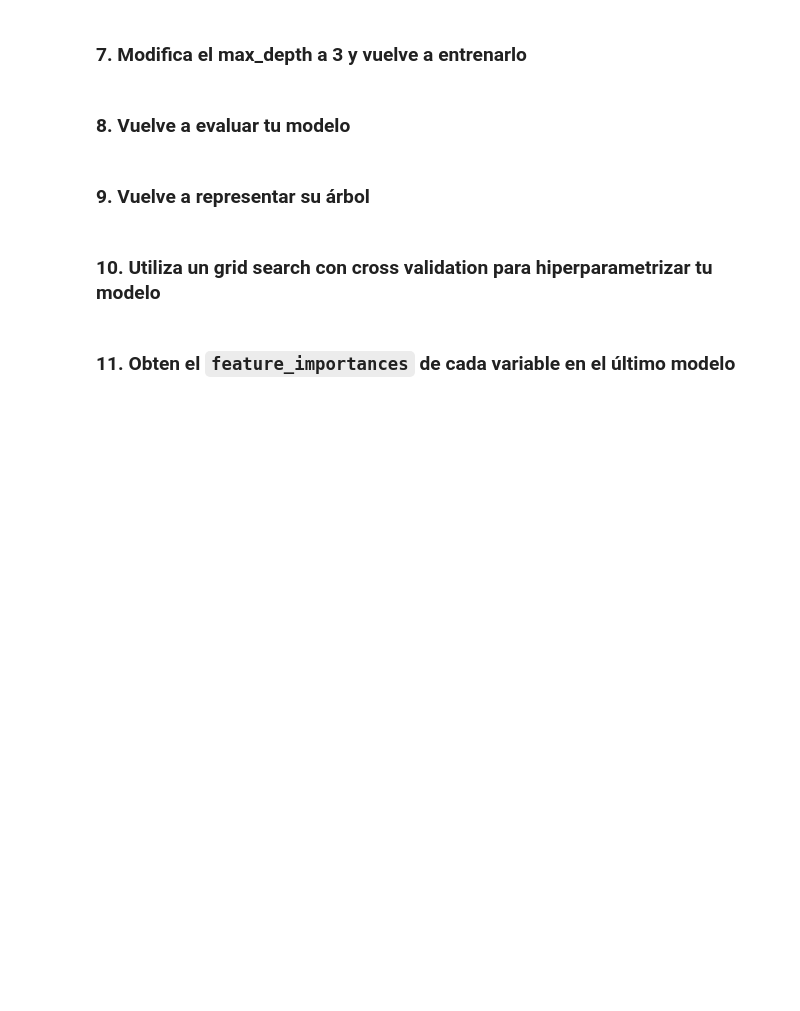
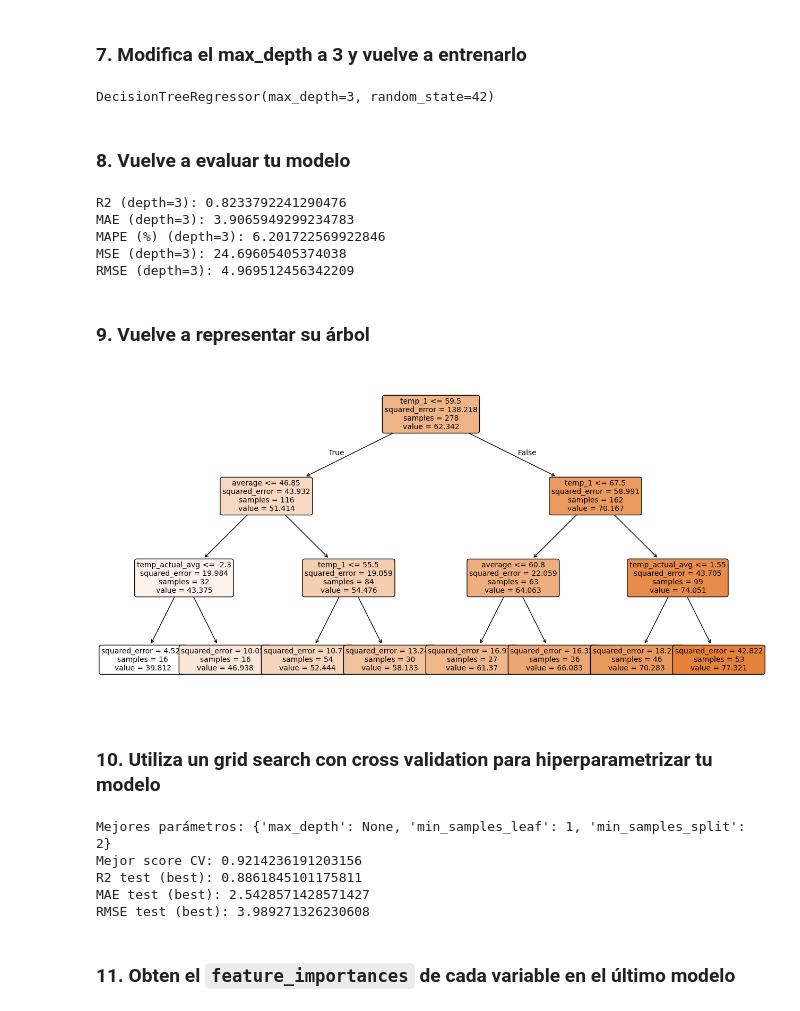
Before and after one commit to irenetite/2026-02-BILBAO-FT-Data-Science, a Jupyter notebook: 3-Machine_Learning/1-Supervisado/3-RegorClass/5-Decision_Trees/ejercicio/irene_DTrees_reg_class.ipynb, the cells around one changed output. Cells and saved outputs as stored; diff of their text form; code cells hidden in the pictures; blank space fills up the shorter version.

```diff
--- a/3-Machine_Learning/1-Supervisado/3-RegorClass/5-Decision_Trees/ejercicio/irene_DTrees_reg_class.ipynb
+++ b/3-Machine_Learning/1-Supervisado/3-RegorClass/5-Decision_Trees/ejercicio/irene_DTrees_reg_class.ipynb
@@ -317,10 +350,88 @@ Calcula el MAE, MAPE, MSE y RMSE.
 # %% [markdown]
 ### 7. Modifica el max_depth a 3 y vuelve a entrenarlo
+# %%
+tree_reg_3 = DecisionTreeRegressor(
+    max_depth=3,
+    random_state=42
+)
+
+tree_reg_3.fit(X_train, y_train)
+# %% [output]
+DecisionTreeRegressor(max_depth=3, random_state=42)
 # %% [markdown]
 ### 8. Vuelve a evaluar tu modelo
+# %%
+y_pred_3 = tree_reg_3.predict(X_test)
+
+r2_3 = r2_score(y_test, y_pred_3)
+mae_3 = mean_absolute_error(y_test, y_pred_3)
+mse_3 = mean_squared_error(y_test, y_pred_3)
+rmse_3 = np.sqrt(mse_3)
+mape_3 = np.mean(np.abs((y_test - y_pred_3) / y_test)) * 100
+
+print("R2 (depth=3):", r2_3)
+print("MAE (depth=3):", mae_3)
+print("MAPE (%) (depth=3):", mape_3)
+print("MSE (depth=3):", mse_3)
+print("RMSE (depth=3):", rmse_3)
+# %% [output]
+R2 (depth=3): 0.8233792241290476
+MAE (depth=3): 3.9065949299234783
+MAPE (%) (depth=3): 6.201722569922846
+MSE (depth=3): 24.69605405374038
+RMSE (depth=3): 4.969512456342209
 # %% [markdown]
 ### 9. Vuelve a representar su árbol
+# %%
+plt.figure(figsize=(16,8))
+plot_tree(
+    tree_reg_3,
+    feature_names=X.columns,
+    filled=True,
+    rounded=True,
+    fontsize=10
+)
+plt.show()
+# %% [output]
+[figure, added]
 # %% [markdown]
 ### 10. Utiliza un grid search con cross validation para hiperparametrizar tu modelo
+# %%
+from sklearn.model_selection import GridSearchCV
+
+param_grid = {
+    "max_depth": [2, 3, 4, 5, None],
+    "min_samples_split": [2, 5, 10],
+    "min_samples_leaf": [1, 2, 4]
+}
+
+tree_reg_gs = DecisionTreeRegressor(random_state=42)
+
+grid_search = GridSearchCV(
+    estimator=tree_reg_gs,
+    param_grid=param_grid,
+    cv=5,
+    scoring="r2",
+    n_jobs=-1
+)
+
+grid_search.fit(X_train, y_train)
+
+print("Mejores parámetros:", grid_search.best_params_)
+print("Mejor score CV:", grid_search.best_score_)
+
+best_reg = grid_search.best_estimator_
+
+y_pred_best = best_reg.predict(X_test)
+
+print("R2 test (best):", r2_score(y_test, y_pred_best))
+print("MAE test (best):", mean_absolute_error(y_test, y_pred_best))
+print("RMSE test (best):", np.sqrt(mean_squared_error(y_test, y_pred_best)))
+# %% [output]
+Mejores parámetros: {'max_depth': None, 'min_samples_leaf': 1, 'min_samples_split': 2}
+Mejor score CV: 0.9214236191203156
+R2 test (best): 0.8861845101175811
+MAE test (best): 2.5428571428571427
+RMSE test (best): 3.989271326230608
 # %% [markdown]
 ### 11. Obten el `feature_importances` de cada variable en el último modelo
```
Also changed, not shown: parts of 16 cells of this notebook, 4 other files.
